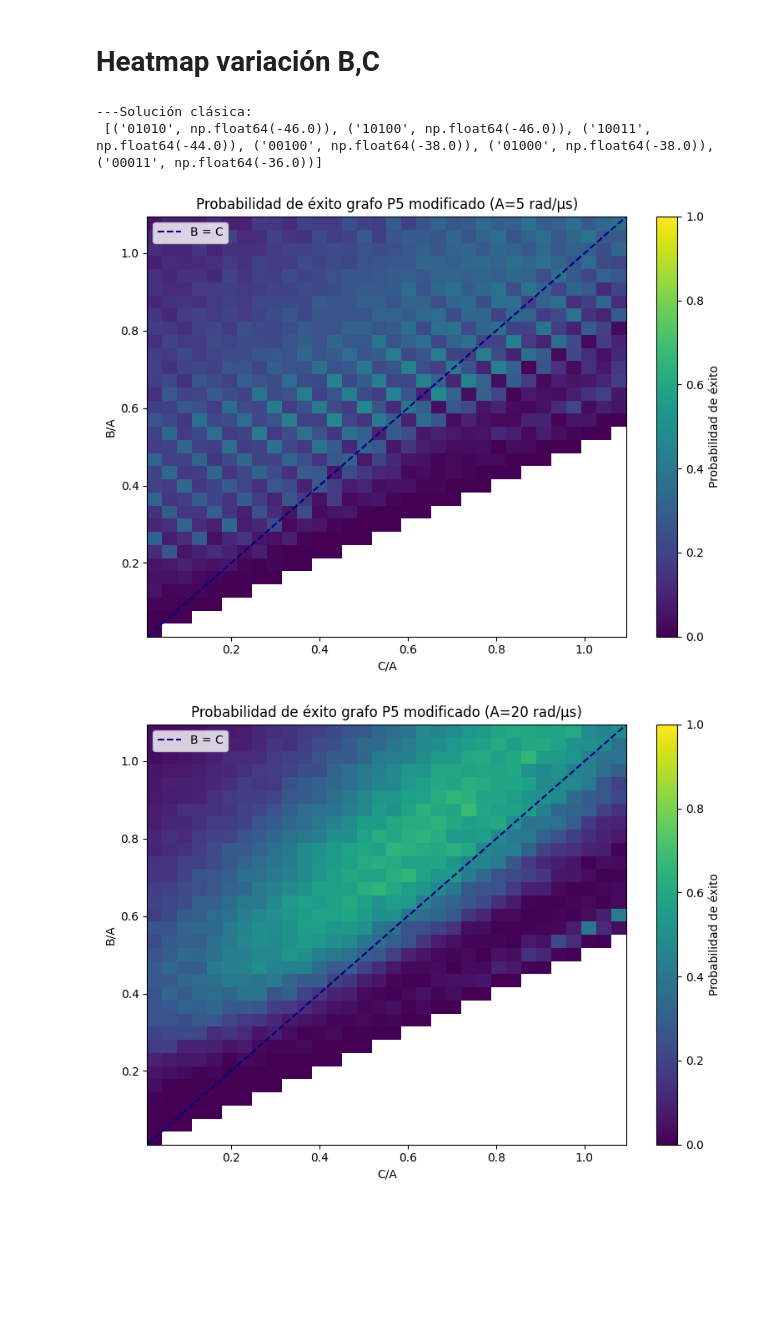
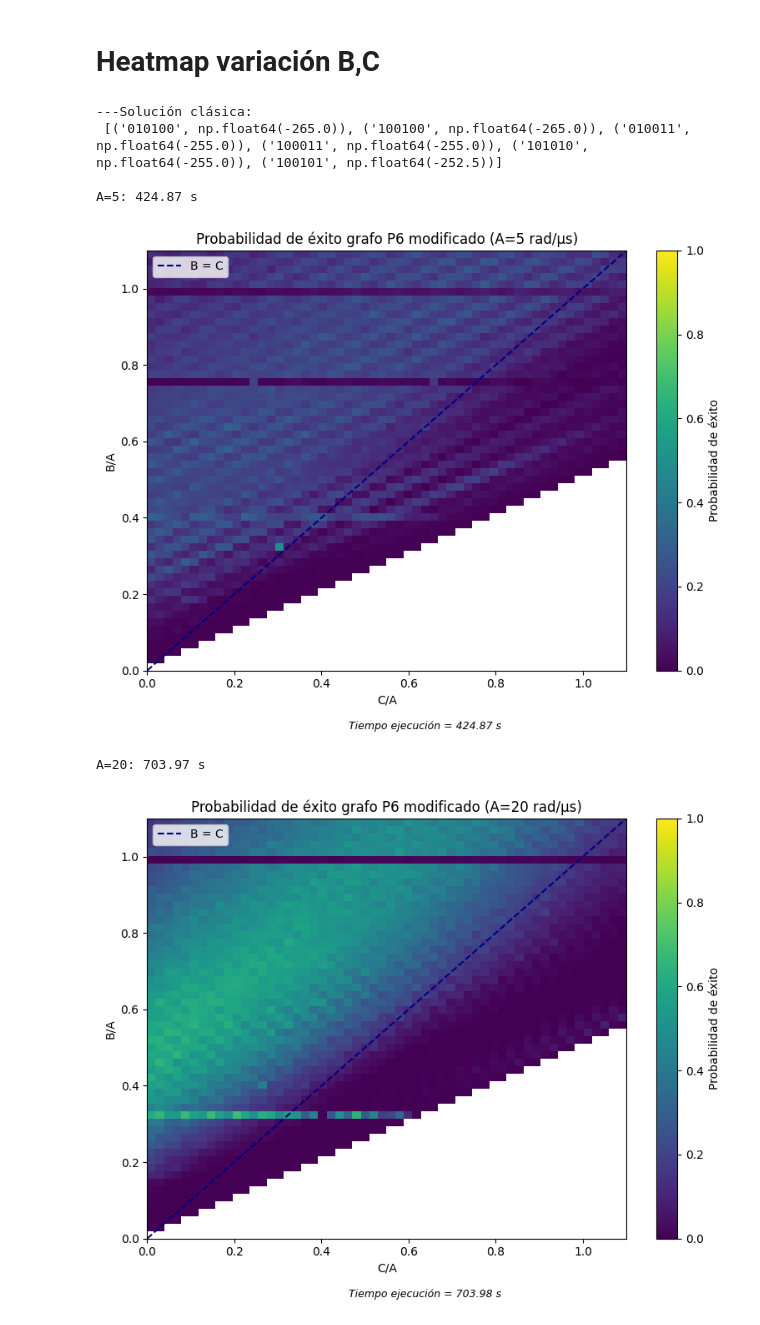
Before and after one commit to javipena2003/Codigo_tfg, a Jupyter notebook: 7_QUBO_funciones.ipynb, the cells around one changed output. Drawn from its saved outputs; the diff is of its cells as text; code cells hidden in the pictures; blank space fills up the shorter version.

```diff
--- a/7_QUBO_funciones.ipynb
+++ b/7_QUBO_funciones.ipynb
@@ -507,24 +532,29 @@ A=80, B=0.8, C=0.63  →  P(éxito) = 0.00%
 # %% [markdown]
 # Heatmap variación B,C
 # %%
-# Obtención de la solución de forma clásica. Es importante asegurarse que para estos valores la solución es correcta
-
-
 A = A_solucion #10
 B = B_solucion #0.5*A
 C = C_solucion #0.8*B
 sort_zipped = resolucion_clasica(Q_exacta = Q_exacta_func(A_solucion, B_solucion, C_solucion), print_resultados=True)
 
 
-
-A_values = [5, 20, 35, 50, 100, 150]
+A_values = [5, 20, 35, 50, 100]
 ##A_values = np.arange(5, 5.1, 0.5)
 
+resultados = {}
+# He cambiado a continuación A por n_shots. Antes tenía n_shots=1000
+for A in A_values:
+    #B_values = np.arange(0.37*A, 0.42*A, 0.02*A)
+    #C_values = np.arange(0.01*A, 0.5*A, 0.02*A)
+    #
+    #B_values = np.arange(0.01*A, 1.12*A, 0.08*A)
+    #C_values = np.arange(0.01*A, 1.12*A, 0.08*A)
 
-resultados = {}
-for A in A_values:
-    B_values = np.arange(0.01*A, 1.12*A, 0.035*A)
-    C_values = np.arange(0.01*A, 1.12*A, 0.035*A)
+    paso = 0.2
+    B_values = np.arange(0*A, 1.12*A, paso*A)
+    C_values = np.arange(0*A, 1.12*A, paso*A)
+
+    t0 = time.time() # Para medir el tiempo de ejecución
 
     for B in B_values:
         for C in C_values:
@@ -536,40 +566,48 @@ for A in A_values:
                 resultados[(A, B, C)] = np.nan
                 continue
 
-            geometria, _ = construir_geometria(Q, plot=False, x0_func=x0_func_P5mod)
+            geometria, _ = construir_geometria(Q, plot=False, x0_func=x0_func_P6mod)
             prob, _ = resolver_qubo(Q, geometria, sort_zipped, A, B, C, plot=False, n_shots=1000)
             resultados[(A, B, C)] = prob
 
 
 
     B_unique = sorted(set(k[1] for k in resultados if k[0] == A))
     C_unique = sorted(set(k[2] for k in resultados if k[0] == A))
     malla = np.array([[resultados[(A, B, C)] for C in C_unique] for B in B_unique])
     malla_masked = np.ma.masked_invalid(malla)
 
     # Normalizar: B/A y C/B_ref (donde B_ref = 0.5*A como en la definición inicial)
     B_norm = [b / A for b in B_unique]
     C_norm = [c / A for c in C_unique]
 
+    print(f"A={A}: {time.time() - t0:.2f} s") # Para medir el tiempo de ejecución
+
     plt.figure(figsize=(8, 6))
     plt.imshow(malla_masked, origin='lower', aspect='auto',
                extent=[C_norm[0], C_norm[-1], B_norm[0], B_norm[-1]], #Esto define los límites de los ejes
                vmin=0, vmax=1)
     plt.colorbar(label='Probabilidad de éxito')
     plt.xlabel('C/A')
     plt.ylabel('B/A')
     plt.title(f'Probabilidad de éxito grafo {nombre_grafo} (A={A} rad/µs)')
 
     # Línea B = C (en unidades normalizadas B/A = C/A)
     x_line = np.linspace(C_norm[0], C_norm[-1], 100)
     plt.plot(x_line, x_line, color='navy', linestyle='--', linewidth=1.5, label='B = C')
+    plt.figtext(0.5, -0.02,
+            f"Tiempo ejecución = {time.time() - t0:.2f} s  |  Paso = {paso:.2f}",
+            ha='center', fontsize=9, style='italic')
     plt.legend()
     #plt.savefig(f"mapa_exito_{nombre_grafo} A_{A:.1f}.png")
 
     plt.tight_layout()
     plt.show()
 # %% [output]
 ---Solución clásica:
- [('01010', np.float64(-46.0)), ('10100', np.float64(-46.0)), ('10011', np.float64(-44.0)), ('00100', np.float64(-38.0)), ('01000', np.float64(-38.0)), ('00011', np.float64(-36.0))]
+ [('010100', np.float64(-265.0)), ('100100', np.float64(-265.0)), ('010011', np.float64(-255.0)), ('100011', np.float64(-255.0)), ('101010', np.float64(-255.0)), ('100101', np.float64(-252.5))]
+
+A=5: 424.87 s
-[figure, old version]
+[figure, new version]
+A=20: 703.97 s
-[figure, old version]
+[figure, new version]
```
Also changed, not shown: parts of 5 cells of this notebook, 25 other files.
